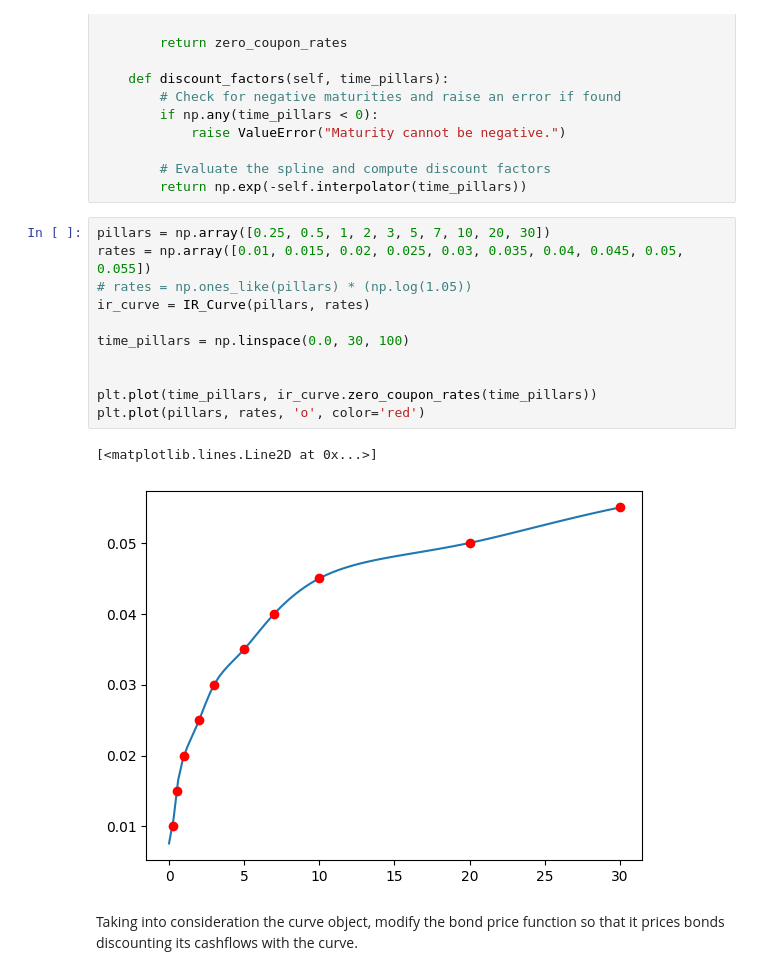
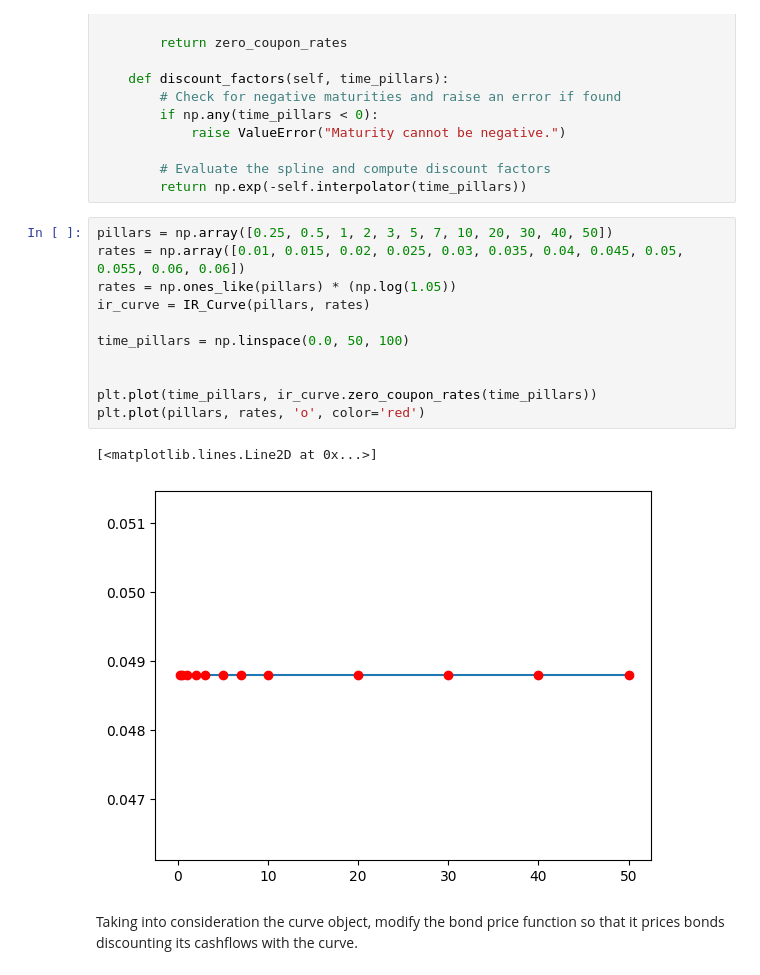
Before and after one commit to Lolillosky/QuantMethodsFinance, a Jupyter notebook: NOTEBOOKS/2_Interest_rates_basics.ipynb, the cells around one changed output. Drawn from its saved outputs; the diff is of its cells as text.

```diff
--- a/NOTEBOOKS/2_Interest_rates_basics.ipynb
+++ b/NOTEBOOKS/2_Interest_rates_basics.ipynb
@@ -332,19 +332,19 @@ class IR_Curve:
         # Evaluate the spline and compute discount factors
         return np.exp(-self.interpolator(time_pillars))
 # %%
-pillars = np.array([0.25, 0.5, 1, 2, 3, 5, 7, 10, 20, 30])
-rates = np.array([0.01, 0.015, 0.02, 0.025, 0.03, 0.035, 0.04, 0.045, 0.05, 0.055])
-# rates = np.ones_like(pillars) * (np.log(1.05))
+pillars = np.array([0.25, 0.5, 1, 2, 3, 5, 7, 10, 20, 30, 40, 50])
+rates = np.array([0.01, 0.015, 0.02, 0.025, 0.03, 0.035, 0.04, 0.045, 0.05, 0.055, 0.06, 0.06])
+rates = np.ones_like(pillars) * (np.log(1.05))
 ir_curve = IR_Curve(pillars, rates)
 
-time_pillars = np.linspace(0.0, 30, 100)
+time_pillars = np.linspace(0.0, 50, 100)
 
 
 plt.plot(time_pillars, ir_curve.zero_coupon_rates(time_pillars))
 plt.plot(pillars, rates, 'o', color='red')
 # %% [output]
 [<matplotlib.lines.Line2D at 0x...>]
-[figure, old version]
+[figure, new version]
 # %% [markdown]
 Taking into consideration the curve object, modify the bond price function so that it prices bonds discounting its cashflows with the curve.
 # %%
```
Also changed, not shown: parts of 8 cells of this notebook.
